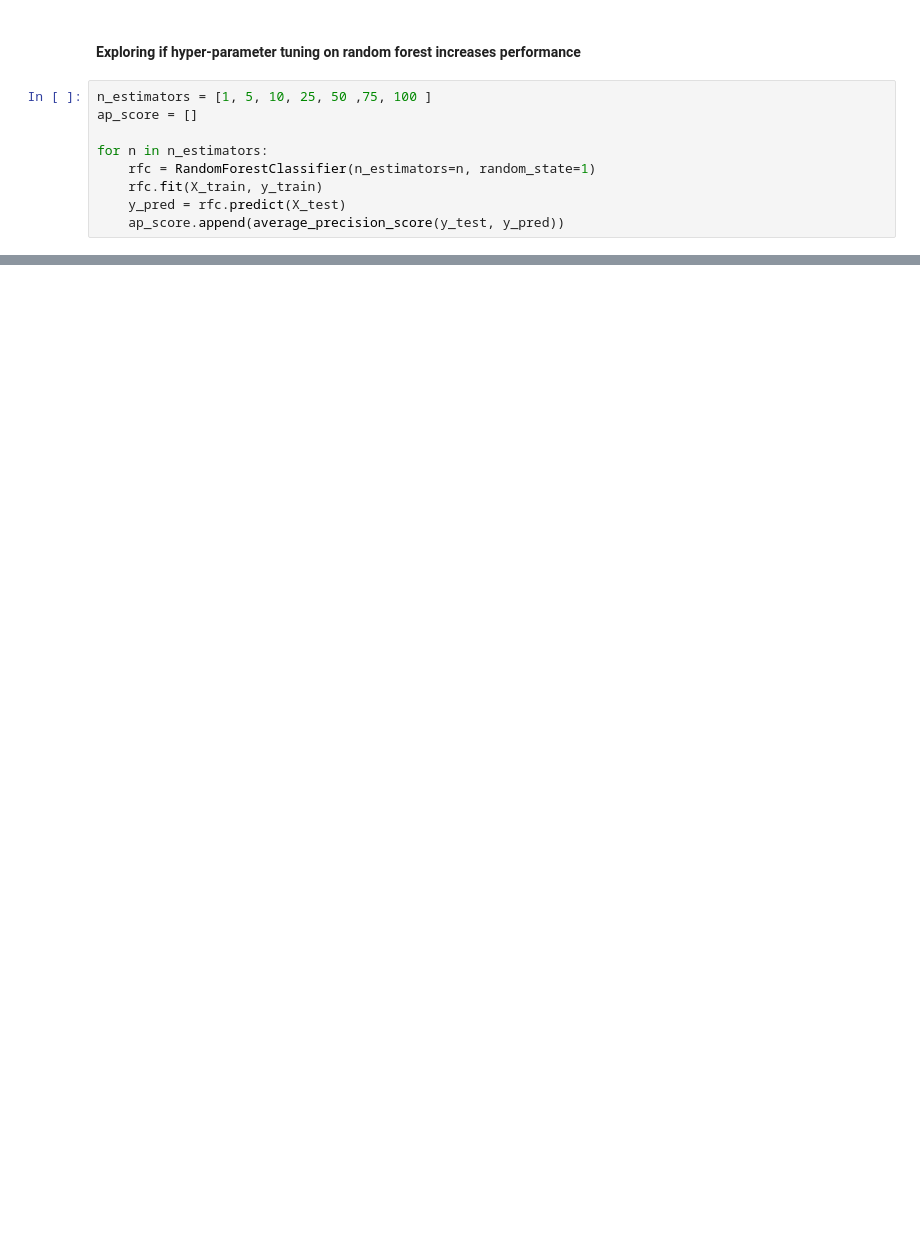
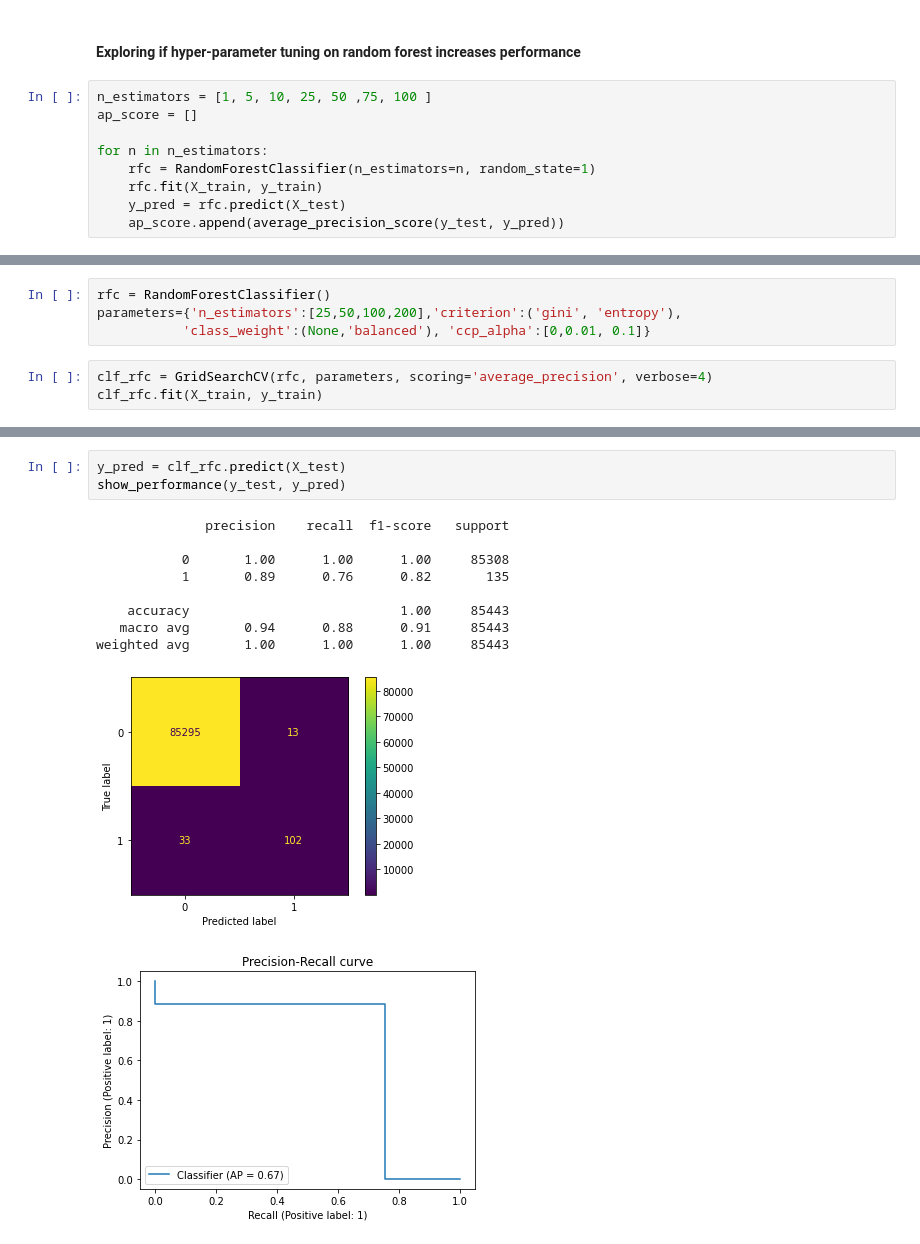
Before and after one commit to PadmakarDeshpande/ML_projects, a Jupyter notebook: Credit_Card_Fraud_Detection/Code.ipynb, the cells around one changed output, grey strips where cells are left out. Saved outputs shown, nothing was run; the diff lists cells and outputs as text; blank space fills up the shorter version.

```diff
--- a/Credit_Card_Fraud_Detection/Code.ipynb
+++ b/Credit_Card_Fraud_Detection/Code.ipynb
@@ -451,0 +549,7 @@ show_performance(y_test, y_pred)
+# %%
+rfc = RandomForestClassifier()
+parameters={'n_estimators':[25,50,100,200],'criterion':('gini', 'entropy'),
+           'class_weight':(None,'balanced'), 'ccp_alpha':[0,0.01, 0.1]}
+# %%
+clf_rfc = GridSearchCV(rfc, parameters, scoring='average_precision', verbose=4)
+clf_rfc.fit(X_train, y_train)
@@ -451,0 +580,14 @@ show_performance(y_test, y_pred)
+# %%
+y_pred = clf_rfc.predict(X_test)
+show_performance(y_test, y_pred)
+# %% [output]
+              precision    recall  f1-score   support
+
+           0       1.00      1.00      1.00     85308
+           1       0.89      0.76      0.82       135
+
+    accuracy                           1.00     85443
+   macro avg       0.94      0.88      0.91     85443
+weighted avg       1.00      1.00      1.00     85443
+[figure, added]
+[figure, added]
```
Also changed, not shown: parts of 38 cells of this notebook.
